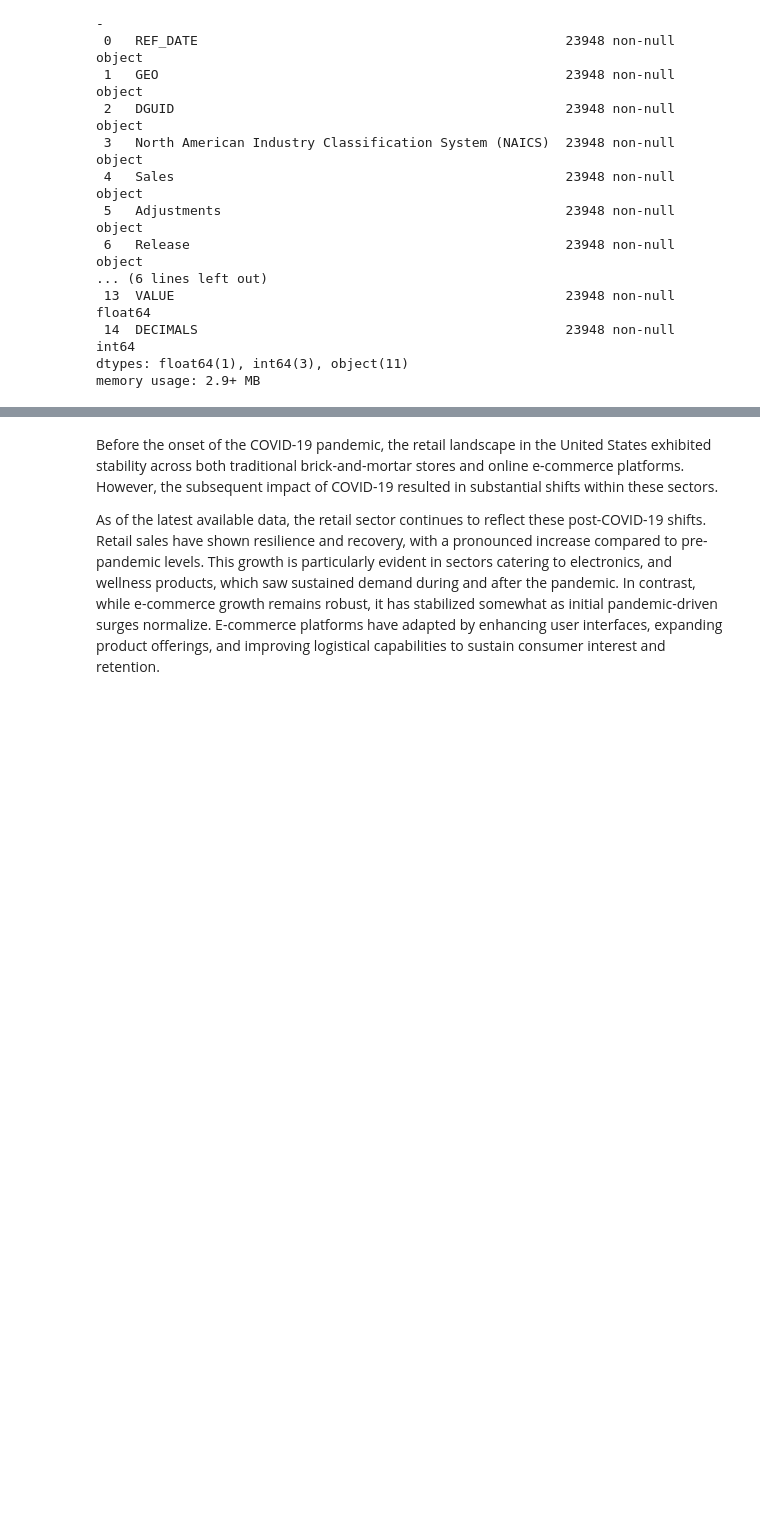
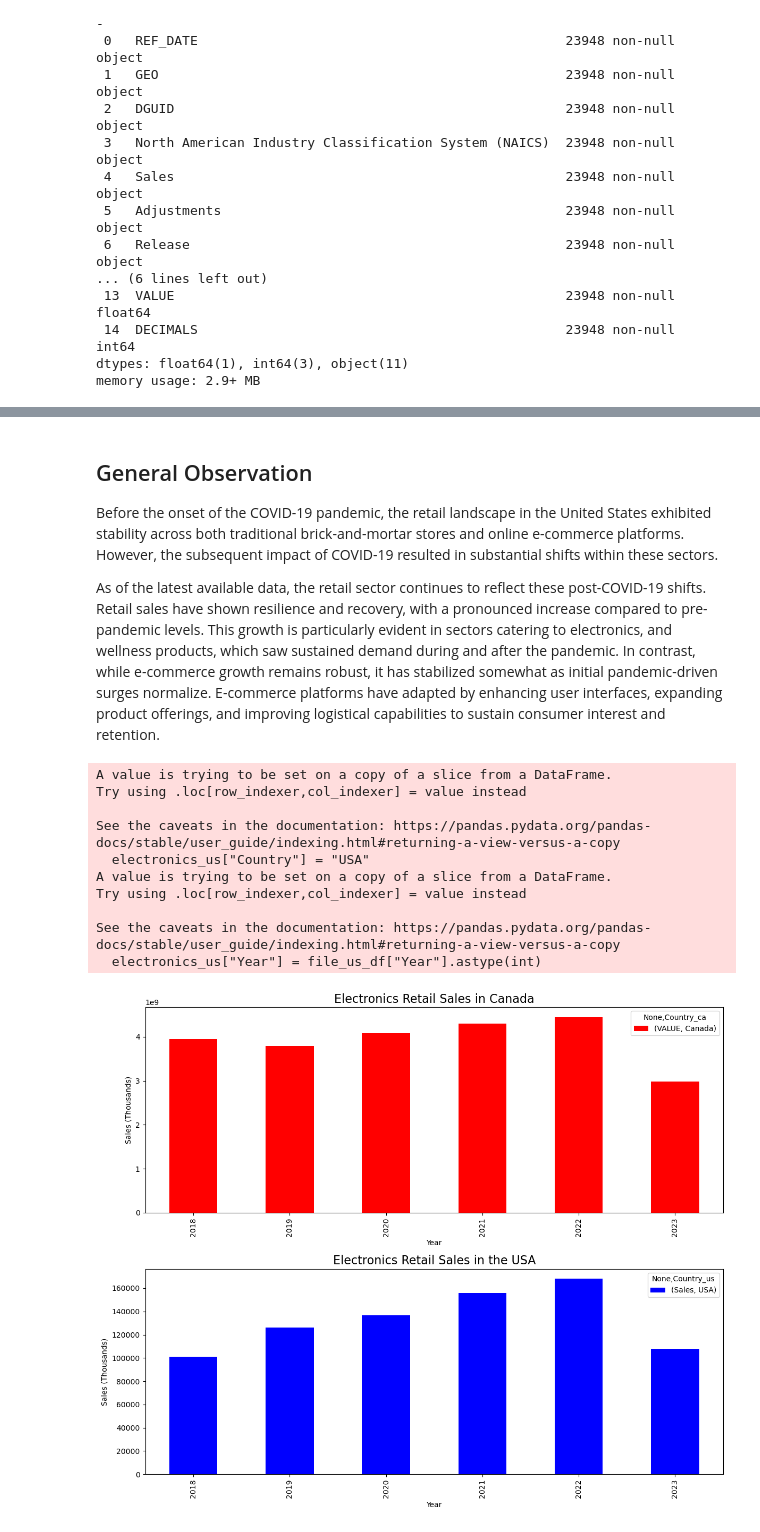
Before and after one commit to migo3000/project_1_online_retail, a Jupyter notebook: data_acquisition.ipynb, the cells around one changed output, grey strips where cells are left out. Saved outputs shown, nothing was run; the diff lists cells and outputs as text; code cells hidden in the pictures; blank space fills up the shorter version.

```diff
--- a/data_acquisition.ipynb
+++ b/data_acquisition.ipynb
@@ -579,22 +868,58 @@ plt.show()
 # %% [markdown]
+## General Observation
 Before the onset of the COVID-19 pandemic, the retail landscape in the United States exhibited stability across both traditional brick-and-mortar stores and online e-commerce platforms. However, the subsequent impact of COVID-19 resulted in substantial shifts within these sectors.
 
 As of the latest available data, the retail sector continues to reflect these post-COVID-19 shifts. Retail sales have shown resilience and recovery, with a pronounced increase compared to pre-pandemic levels. This growth is particularly evident in sectors catering to electronics, and wellness products, which saw sustained demand during and after the pandemic. In contrast, while e-commerce growth remains robust, it has stabilized somewhat as initial pandemic-driven surges normalize. E-commerce platforms have adapted by enhancing user interfaces, expanding product offerings, and improving logistical capabilities to sustain consumer interest and retention.
 # %%
-#Filter by Electronics in Retail Data (CA / USA)
+# Filter by Electronics in Retail Data (CA / USA)
+electronics_ca = file_ca_retail_df[file_ca_retail_df["North American Industry Classification System (NAICS)"] == "Electronics and appliances retailers [4492]"]
+electronics_us = file_us_df[(file_us_df["SubCategory"] == "Electronics and appliance") & (file_us_df["Category"] == "Total Store and\nNon-store\nSales")]
 
-electronics_ca = pd.DataFrame(file_ca_retail_df.loc[file_ca_retail_df["North American Industry Classification System (NAICS)"] == "Electronics and appliances retailers [4492]"])
-electronics_us = pd.DataFrame(file_us_df.loc[file_us_df["SubCategory"] == "Electronics and appliance"])
-electronics_us_df = pd.DataFrame(electronics_us.loc[electronics_us["Category"] == "Total Store and\nNon-store\nSales"])
+# Add Country and Year columns
+electronics_ca["Country"] = "Canada"
+electronics_us["Country"] = "USA"
+electronics_ca["Year"] = file_ca_retail_df["REF_DATE"].str[0:4].astype(int)
+electronics_us["Year"] = file_us_df["Year"].astype(int)
 
-electronics_ca["Country"] = "Canada"
-electronics_us_df["Country"] = "USA"
-electronics_ca["Year"] = file_ca_retail_df["REF_DATE"].str[0:4]
-electronics_ca["Year"] = electronics_ca["Year"].astype(int)
+# Rename column to Subcategory
+electronics_ca = electronics_ca.rename(columns={"North American Industry Classification System (NAICS)": "SubCategory"})
+electronics_ca = electronics_ca.replace("Electronics and appliances retailers [4492]", "Electronics and appliance")
 
-#Rename column to Subcategory:
+# Select relevant columns
+electronics_ca_sales = electronics_ca[["SubCategory", "Country", "Year", "VALUE"]]
+electronics_us_sales = electronics_us[["SubCategory", "Country", "Year", "Sales"]]
 
-electronics_ca = electronics_ca.rename(columns = {"North American Industry Classification System (NAICS)":"SubCategory"})
-electronics_ca = electronics_ca.replace("Electronics and appliances retailers [4492]","Electronics and appliance")
+# Merge the two dataframes on Year
+electronics_sales = pd.merge(electronics_ca_sales, electronics_us_sales, on="Year", suffixes=('_ca', '_us'))
 
-#electronics_us_df
+# Group by Year and Country, then sum the sales values
+electronics_sales_ca = electronics_sales.groupby(["Year", "Country_ca"])[["VALUE"]].sum().unstack()
+electronics_sales_us = electronics_sales.groupby(["Year", "Country_us"])[["Sales"]].sum().unstack()
+
+# Plotting
+fig, ax = plt.subplots(2, 1, figsize=(12, 10))
+
+electronics_sales_ca.plot(kind="bar", ax=ax[0], color="r")
+ax[0].set_title('Electronics Retail Sales in Canada', fontsize=16)
+ax[0].set_xlabel('Year', fontsize=10)
+ax[0].set_ylabel('Sales (Thousands)', fontsize=10)
+
+electronics_sales_us.plot(kind="bar", ax=ax[1], color="b")
+ax[1].set_title('Electronics Retail Sales in the USA', fontsize=16)
+ax[1].set_xlabel('Year', fontsize=10)
+ax[1].set_ylabel('Sales (Thousands)', fontsize=10)
+
+plt.tight_layout()
+plt.show()
+# %% [output]
+A value is trying to be set on a copy of a slice from a DataFrame.
+Try using .loc[row_indexer,col_indexer] = value instead
+
+See the caveats in the documentation: https://pandas.pydata.org/pandas-docs/stable/user_guide/indexing.html#returning-a-view-versus-a-copy
+  electronics_us["Country"] = "USA"
+A value is trying to be set on a copy of a slice from a DataFrame.
+Try using .loc[row_indexer,col_indexer] = value instead
+
+See the caveats in the documentation: https://pandas.pydata.org/pandas-docs/stable/user_guide/indexing.html#returning-a-view-versus-a-copy
+  electronics_us["Year"] = file_us_df["Year"].astype(int)
+[figure, added]
```
Also changed, not shown: parts of 25 cells of this notebook, 4 other files.
